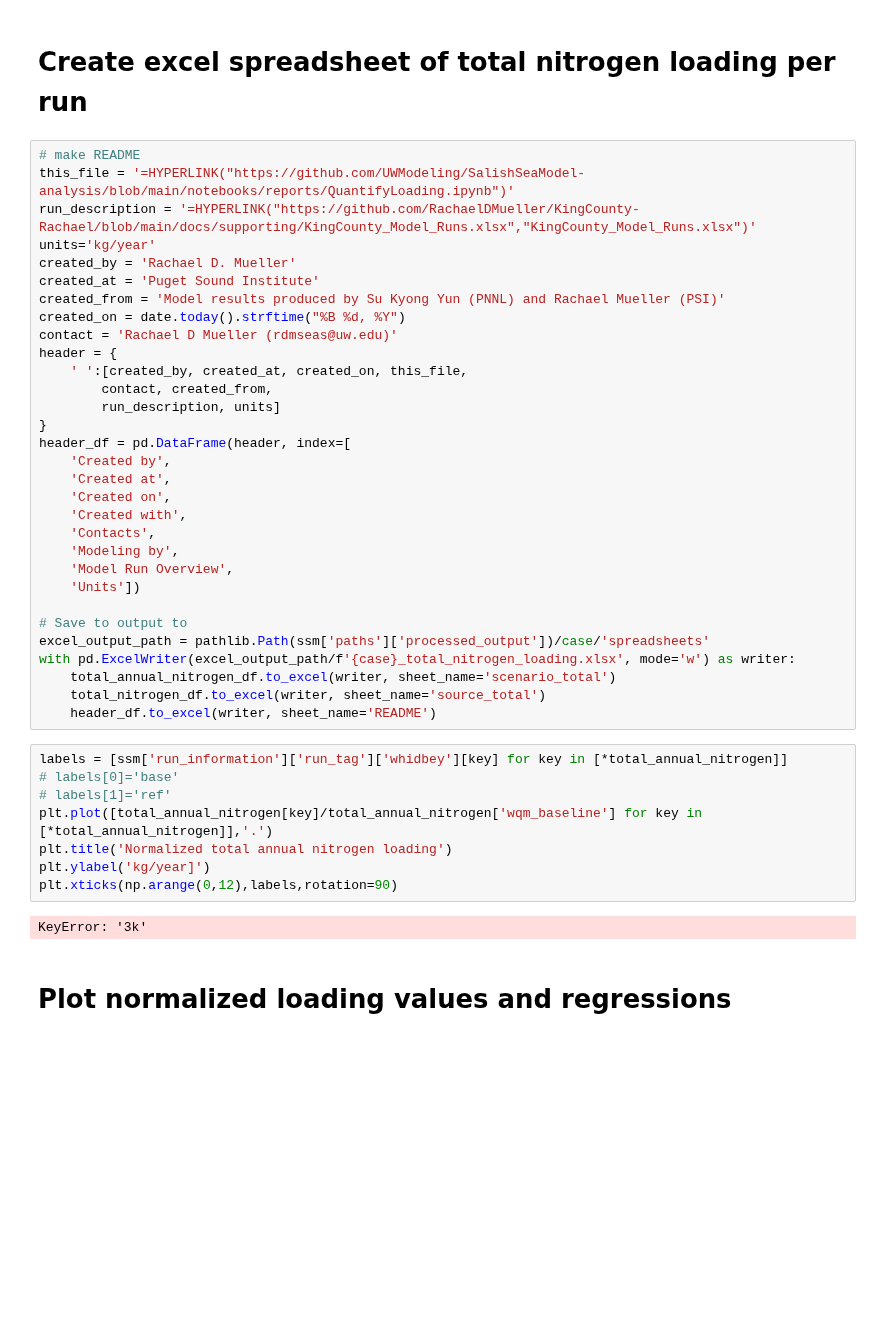
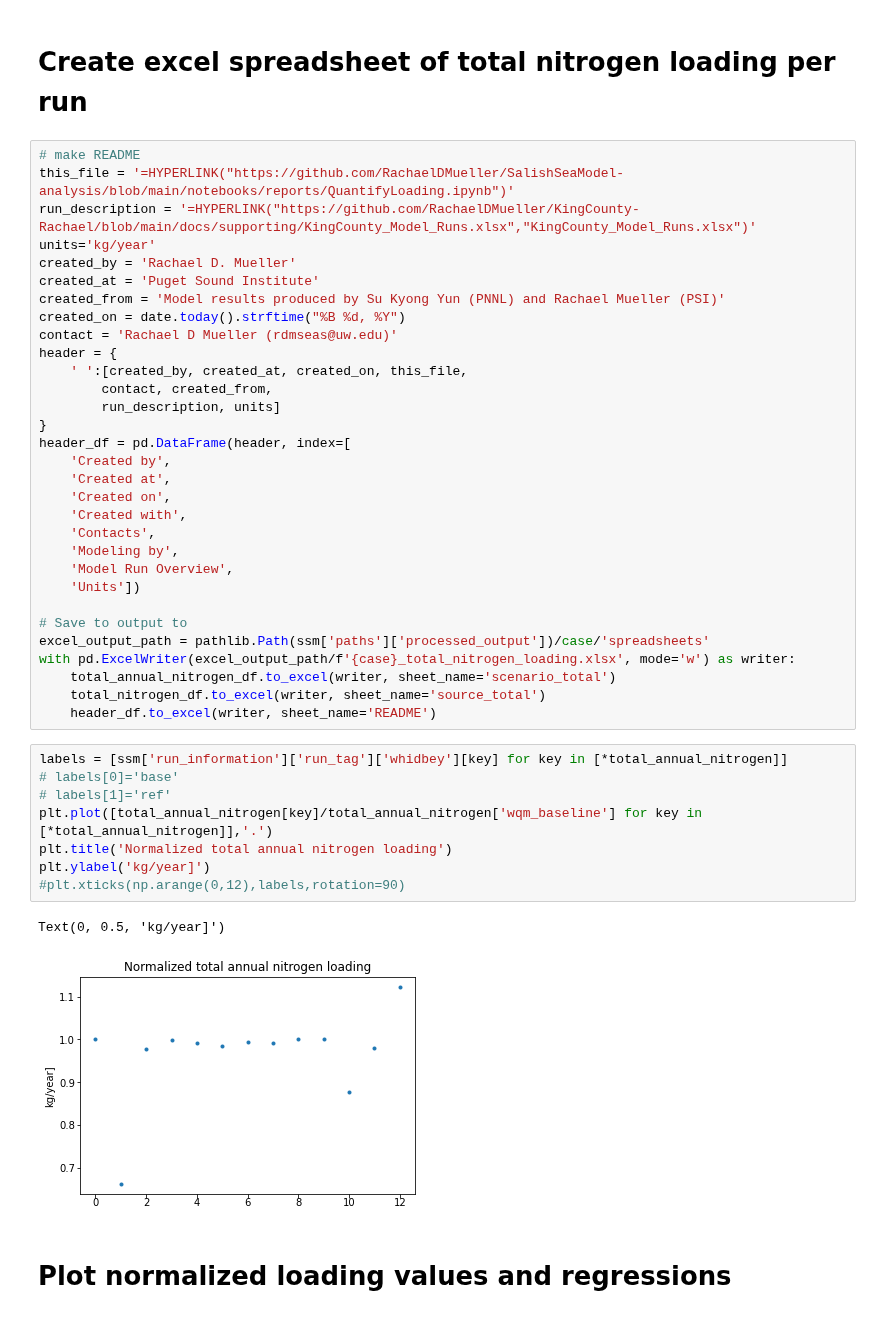
Before and after one commit to UW-PSI/SalishSeaModel-analysis, a Jupyter notebook: notebooks/reports/create_loading_spreadsheets.ipynb, the cells around one changed output. Cells and saved outputs as stored; diff of their text form; blank space fills up the shorter version.

```diff
--- a/notebooks/reports/create_loading_spreadsheets.ipynb
+++ b/notebooks/reports/create_loading_spreadsheets.ipynb
@@ -185,7 +186,7 @@ total_nitrogen_df.head(3)
 # Create excel spreadsheet of total nitrogen loading per run
 # %%
 # make README
-this_file = '=HYPERLINK("https://github.com/UWModeling/SalishSeaModel-analysis/blob/main/notebooks/reports/QuantifyLoading.ipynb")'
+this_file = '=HYPERLINK("https://github.com/RachaelDMueller/SalishSeaModel-analysis/blob/main/notebooks/reports/QuantifyLoading.ipynb")'
 run_description = '=HYPERLINK("https://github.com/RachaelDMueller/KingCounty-Rachael/blob/main/docs/supporting/KingCounty_Model_Runs.xlsx","KingCounty_Model_Runs.xlsx")'
 units='kg/year'
 created_by = 'Rachael D. Mueller'
@@ -217,13 +218,14 @@ with pd.ExcelWriter(excel_output_path/f'{case}_total_nitrogen_loading.xlsx', mod
 # %%
 labels = [ssm['run_information']['run_tag']['whidbey'][key] for key in [*total_annual_nitrogen]]
 # labels[0]='base'
 # labels[1]='ref'
 plt.plot([total_annual_nitrogen[key]/total_annual_nitrogen['wqm_baseline'] for key in [*total_annual_nitrogen]],'.')
 plt.title('Normalized total annual nitrogen loading')
 plt.ylabel('kg/year]')
-plt.xticks(np.arange(0,12),labels,rotation=90)
+#plt.xticks(np.arange(0,12),labels,rotation=90)
 # %% [output]
-KeyError: '3k'
+Text(0, 0.5, 'kg/year]')
+[figure, added]
 # %% [markdown]
 # Plot normalized loading values and regressions
 # %%
```
Also changed, not shown: parts of 18 cells of this notebook, 8 other files.
